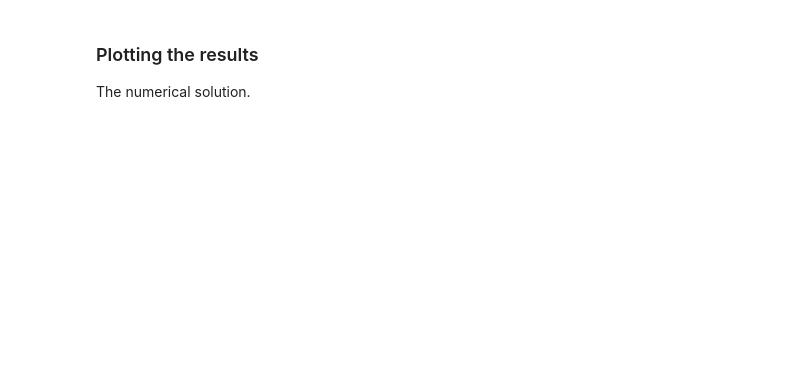
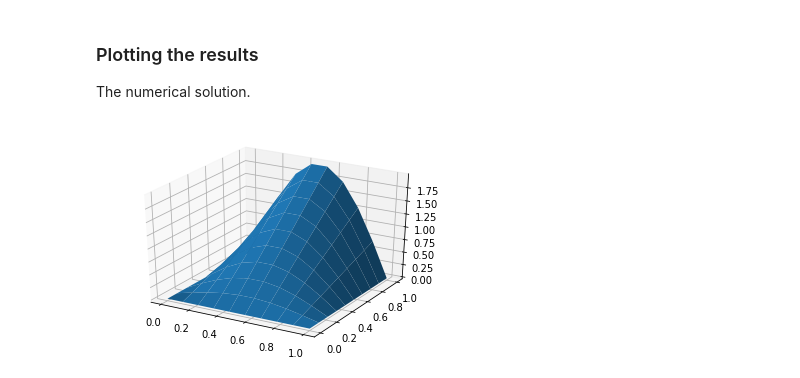
Before and after one commit to PGrabinski/NNDE, a Jupyter notebook: Tensorflow_version/Example7.ipynb, the cells around one changed output. Cells and saved outputs as stored; diff of their text form; code cells hidden in the pictures; blank space fills up the shorter version.

```diff
--- a/Tensorflow_version/Example7.ipynb
+++ b/Tensorflow_version/Example7.ipynb
@@ -74,5 +90,5 @@ def diff_loss(network, inputs):
 # %% [markdown]
 ### Training
 # %%
-ts.train(X=samples, diff_loss=diff_loss, epochs=10000, message_frequency=1000, optimizer_name='SGD', learning_rate=0.005)
+ts.train(X=samples_train, diff_loss=diff_loss, epochs=10000, message_frequency=1000, optimizer_name='SGD', learning_rate=0.0001)
 # %% [output]
@@ -84,10 +109,12 @@ The numerical solution.
 # %%
 fig = plt.figure()
 ax = fig.add_subplot(111, projection='3d')
-new_shape = int(np.sqrt(samples.shape[0]))
-Ze5sol = tf.reshape(ts(samples), shape=(samples.shape[0],)).numpy()
-ax.plot_surface(X=samples[:,0].reshape((new_shape, new_shape)), Y=samples[:,1].reshape((new_shape, new_shape)), Z=Ze5sol.reshape((new_shape, new_shape)), label='Numerical - Training')
+new_shape = int(np.sqrt(samples_train.shape[0]))
+Ze5sol = tf.reshape(ts(samples_train), shape=(samples_train.shape[0],)).numpy()
+ax.plot_surface(X=samples_train[:,0].reshape((new_shape, new_shape)), Y=samples_train[:,1].reshape((new_shape, new_shape)), Z=Ze5sol.reshape((new_shape, new_shape)), label='Numerical - Training')
 plt.show()
+# %% [output]
+[figure, added]
 # %%
 fig = plt.figure()
 ax = fig.add_subplot(111, projection='3d')
```
Also changed, not shown: parts of 17 cells of this notebook, 7 other files.
